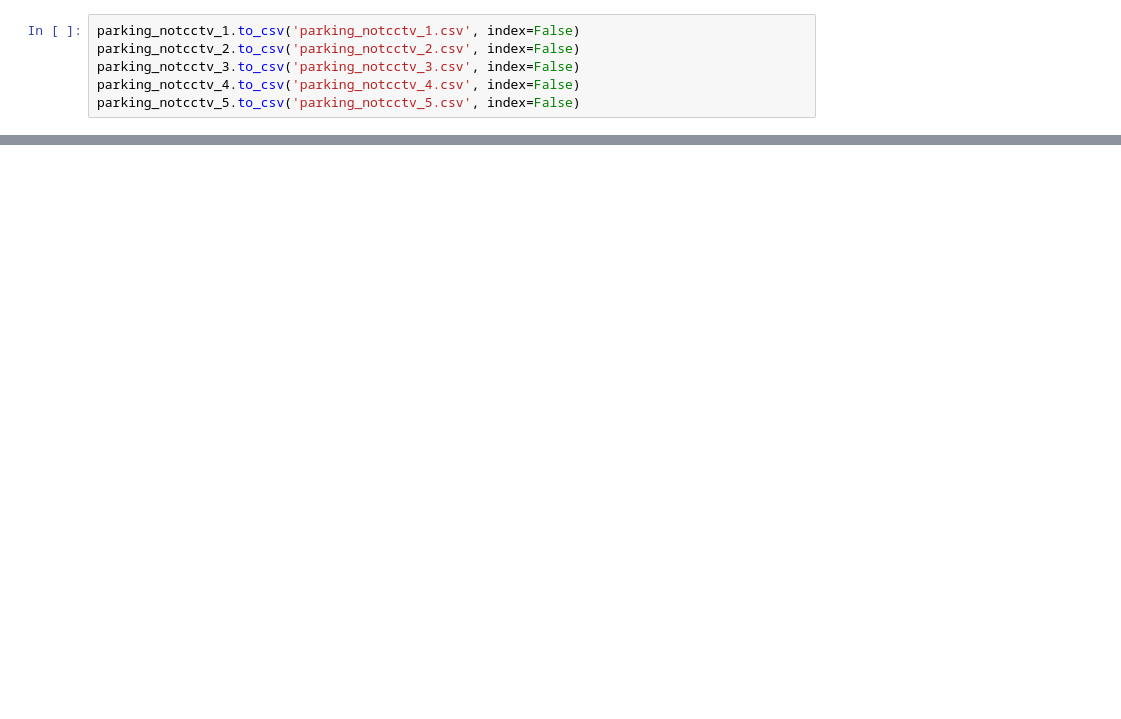
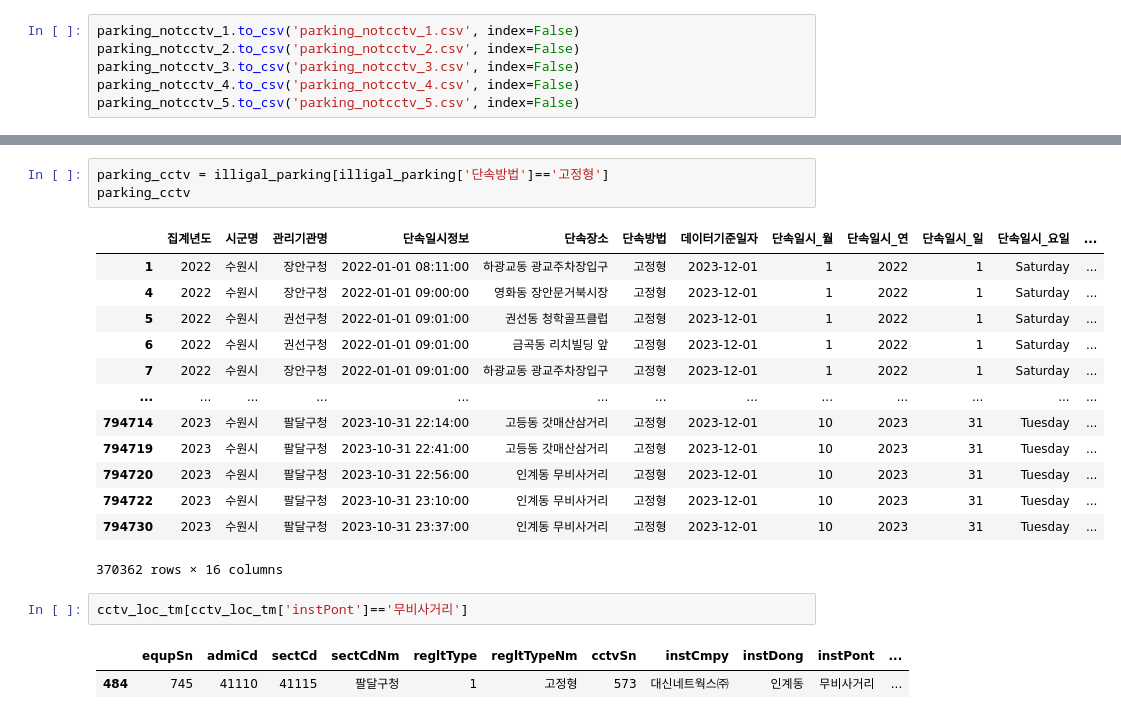
Before and after one commit to HOYUN-Y/Data_projects, a Jupyter notebook: dacon_sri_suwon_data_analysis/[Dacon] 공공데이터를 활용 수원시 정책 제안.ipynb, the cells around one changed output, grey strips where cells are left out. Cells and saved outputs as stored; diff of their text form; blank space fills up the shorter version.

```diff
--- a/dacon_sri_suwon_data_analysis/[Dacon] 공공데이터를 활용 수원시 정책 제안.ipynb
+++ b/dacon_sri_suwon_data_analysis/[Dacon] 공공데이터를 활용 수원시 정책 제안.ipynb
@@ -932,0 +958,22 @@ parking_notcctv_5.to_csv('parking_notcctv_5.csv', index=False)
+# %%
+parking_cctv = illigal_parking[illigal_parking['단속방법']=='고정형']
+parking_cctv
+# %% [output]
+|  | 집계년도 | 시군명 | 관리기관명 | 단속일시정보 | 단속장소 | 단속방법 | 데이터기준일자 | 단속일시_월 | 단속일시_연 | 단속일시_일 | 단속일시_요일 | ... |
+| 1 | 2022 | 수원시 | 장안구청 | 2022-01-01 08:11:00 | 하광교동 광교주차장입구 | 고정형 | 2023-12-01 | 1 | 2022 | 1 | Saturday | ... |
+| 4 | 2022 | 수원시 | 장안구청 | 2022-01-01 09:00:00 | 영화동 장안문거북시장 | 고정형 | 2023-12-01 | 1 | 2022 | 1 | Saturday | ... |
+| 5 | 2022 | 수원시 | 권선구청 | 2022-01-01 09:01:00 | 권선동 청학골프클럽 | 고정형 | 2023-12-01 | 1 | 2022 | 1 | Saturday | ... |
+| 6 | 2022 | 수원시 | 권선구청 | 2022-01-01 09:01:00 | 금곡동 리치빌딩 앞 | 고정형 | 2023-12-01 | 1 | 2022 | 1 | Saturday | ... |
+| 7 | 2022 | 수원시 | 장안구청 | 2022-01-01 09:01:00 | 하광교동 광교주차장입구 | 고정형 | 2023-12-01 | 1 | 2022 | 1 | Saturday | ... |
+| ... | ... | ... | ... | ... | ... | ... | ... | ... | ... | ... | ... | ... |
+| 794714 | 2023 | 수원시 | 팔달구청 | 2023-10-31 22:14:00 | 고등동 갓매산삼거리 | 고정형 | 2023-12-01 | 10 | 2023 | 31 | Tuesday | ... |
+| 794719 | 2023 | 수원시 | 팔달구청 | 2023-10-31 22:41:00 | 고등동 갓매산삼거리 | 고정형 | 2023-12-01 | 10 | 2023 | 31 | Tuesday | ... |
+| 794720 | 2023 | 수원시 | 팔달구청 | 2023-10-31 22:56:00 | 인계동 무비사거리 | 고정형 | 2023-12-01 | 10 | 2023 | 31 | Tuesday | ... |
+| 794722 | 2023 | 수원시 | 팔달구청 | 2023-10-31 23:10:00 | 인계동 무비사거리 | 고정형 | 2023-12-01 | 10 | 2023 | 31 | Tuesday | ... |
+| 794730 | 2023 | 수원시 | 팔달구청 | 2023-10-31 23:37:00 | 인계동 무비사거리 | 고정형 | 2023-12-01 | 10 | 2023 | 31 | Tuesday | ... |
+370362 rows × 16 columns
+# %%
+cctv_loc_tm[cctv_loc_tm['instPont']=='무비사거리']
+# %% [output]
+|  | equpSn | admiCd | sectCd | sectCdNm | regltType | regltTypeNm | cctvSn | instCmpy | instDong | instPont | ... |
+| 484 | 745 | 41110 | 41115 | 팔달구청 | 1 | 고정형 | 573 | 대신네트웍스㈜ | 인계동 | 무비사거리 | ... |
```
Also changed, not shown: parts of 28 cells of this notebook, 3 other files.
